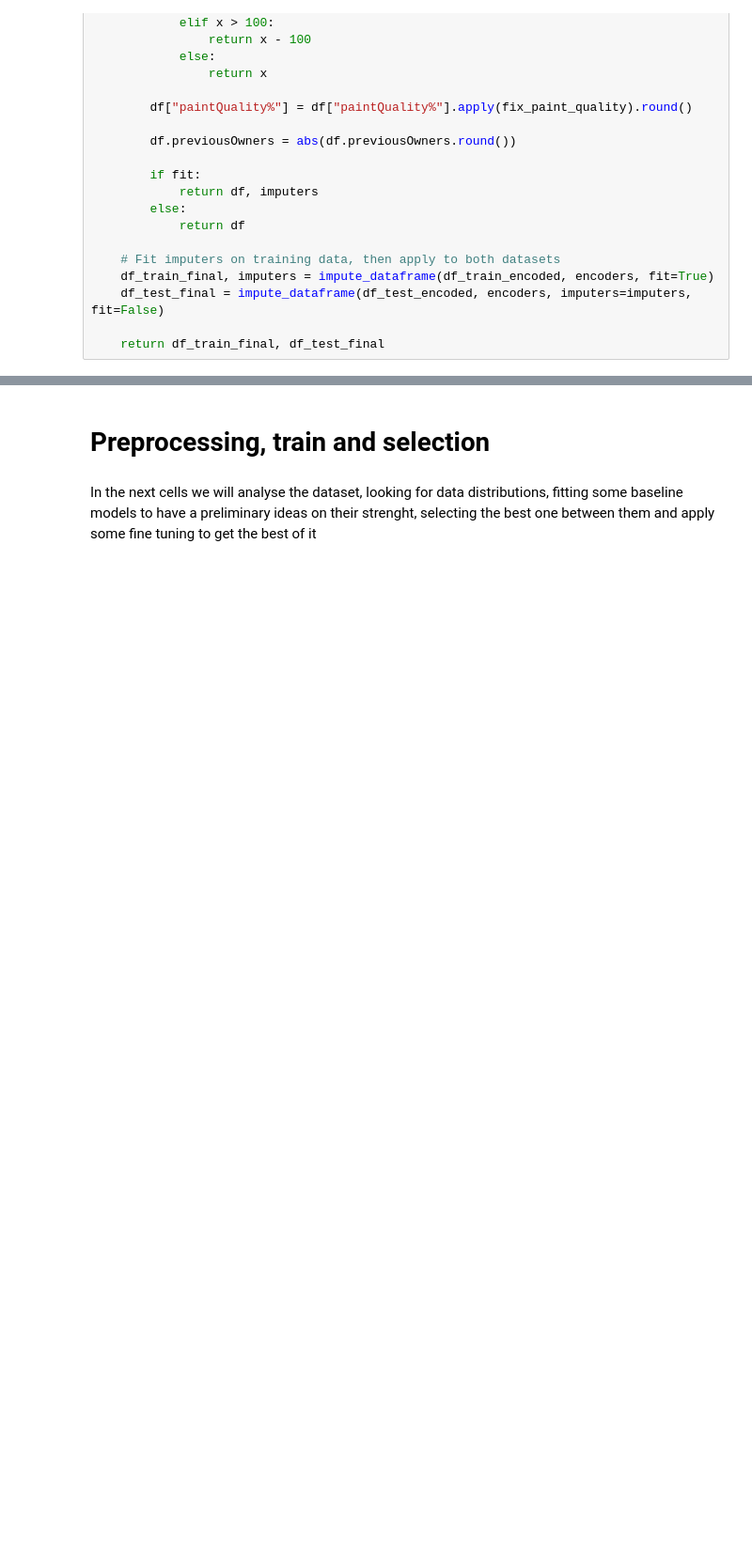
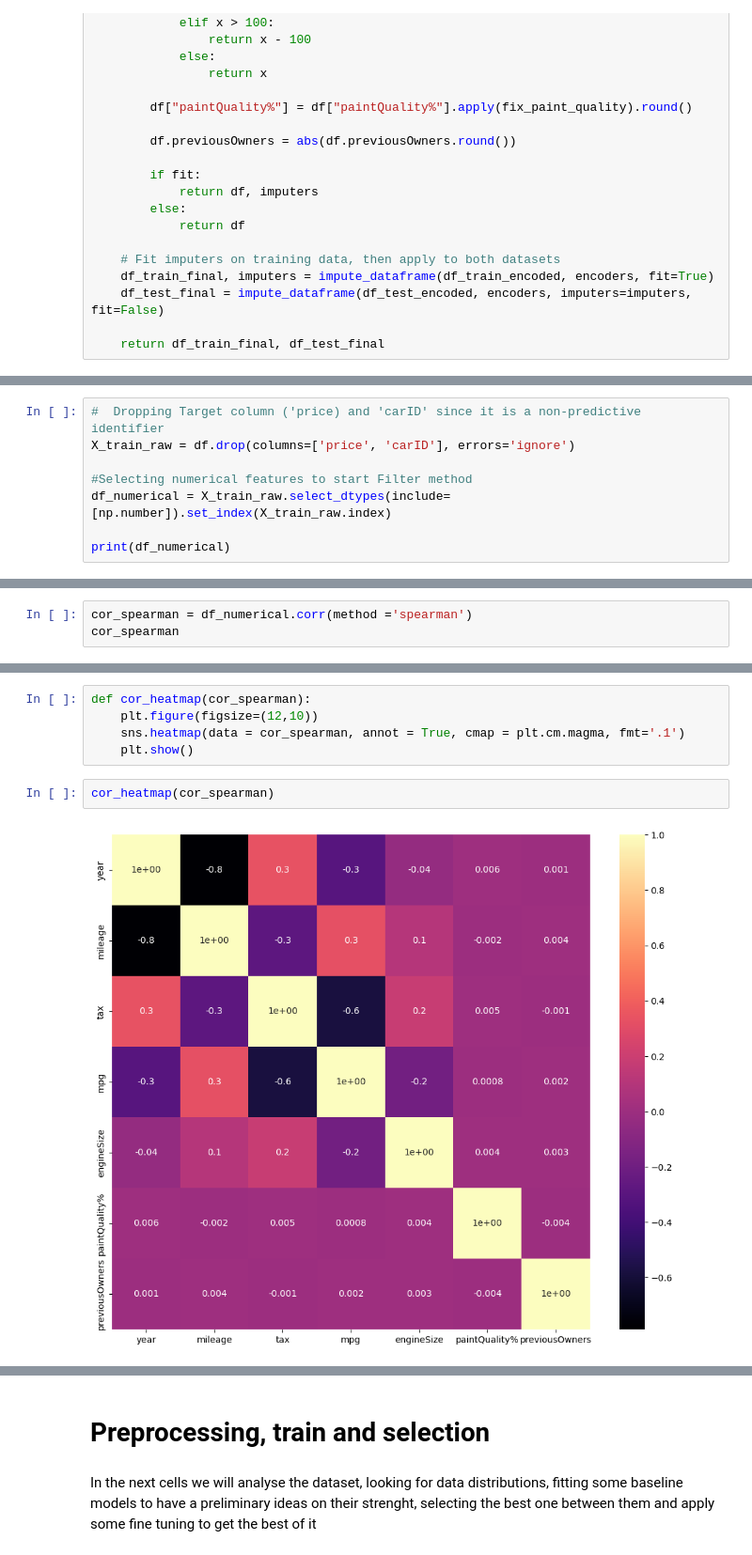
Before and after one commit to LiberoBiagi/ML_Nova_IMS_25-26, a Jupyter notebook: code.ipynb, the cells around one changed output, grey strips where cells are left out. Shown at 94% size. Drawn from its saved outputs; the diff is of its cells as text; blank space fills up the shorter version.

```diff
--- a/code.ipynb
+++ b/code.ipynb
@@ -628,0 +697,8 @@ def clean_car_data(df_train, df_test, fast=True):
+# %%
+#  Dropping Target column ('price) and 'carID' since it is a non-predictive identifier
+X_train_raw = df.drop(columns=['price', 'carID'], errors='ignore')
+
+#Selecting numerical features to start Filter method
+df_numerical = X_train_raw.select_dtypes(include=[np.number]).set_index(X_train_raw.index)
+
+print(df_numerical)
@@ -628,0 +741,3 @@ def clean_car_data(df_train, df_test, fast=True):
+# %%
+cor_spearman = df_numerical.corr(method ='spearman')
+cor_spearman
@@ -628,0 +753,9 @@ def clean_car_data(df_train, df_test, fast=True):
+# %%
+def cor_heatmap(cor_spearman):
+    plt.figure(figsize=(12,10))
+    sns.heatmap(data = cor_spearman, annot = True, cmap = plt.cm.magma, fmt='.1')
+    plt.show()
+# %%
+cor_heatmap(cor_spearman)
+# %% [output]
+[figure, added]
```
Also changed, not shown: parts of 48 cells of this notebook.
